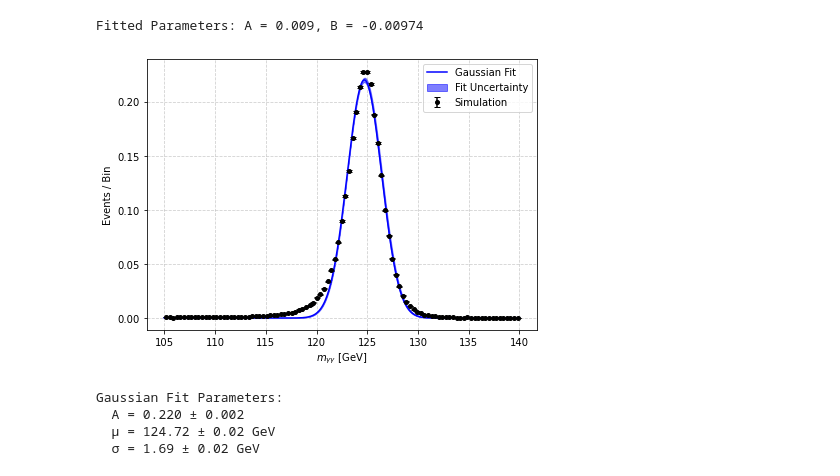
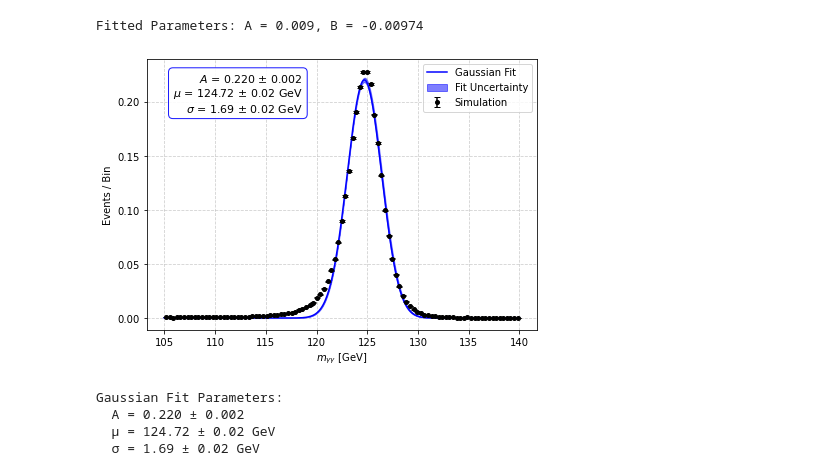
Before and after one commit to tiwariPC/hhbbgg_AwkwardAnalyzer, a Jupyter notebook: stats_study/notebook_signal_fitting/Resonant_background _Fit_final.ipynb, the cells around one changed output. Cells and saved outputs as stored; diff of their text form; code cells hidden in the pictures.

```diff
--- a/stats_study/notebook_signal_fitting/Resonant_background _Fit_final.ipynb
+++ b/stats_study/notebook_signal_fitting/Resonant_background _Fit_final.ipynb
@@ -534,34 +534,51 @@ y_fit = gaussian(x_fit, A_fit, mu_fit, sigma_fit)
 y_fit_upper = gaussian(x_fit, A_fit + A_err, mu_fit + mu_err, sigma_fit + sigma_err)
 y_fit_lower = gaussian(x_fit, A_fit - A_err, mu_fit - mu_err, sigma_fit - sigma_err)
 
 # Plot histogram with error bars
 plt.figure(figsize=(7, 5))
 plt.errorbar(bin_centers, hist, yerr=hist_errors, fmt="o", color="black", label="Simulation", markersize=4, capsize=3)
 
 # Plot Gaussian fit
 plt.plot(x_fit, y_fit, color="blue", linestyle="-", label="Gaussian Fit")
 
 # Plot uncertainty band
 plt.fill_between(x_fit, y_fit_lower, y_fit_upper, color="blue", alpha=0.5, label="Fit Uncertainty")
 
 # Labels and formatting
 plt.xlabel(r"$m_{\gamma\gamma}$ [GeV]")
 plt.ylabel("Events / Bin")
 plt.legend()
 # plt.title("Diphoton Mass Fit with Uncertainty Band")
 plt.grid(True, linestyle="--", alpha=0.6)
 
+# Format parameter text
+param_text = (
+    r"$A$ = {:.3f} $\pm$ {:.3f}" "\n"
+    r"$\mu$ = {:.2f} $\pm$ {:.2f} GeV" "\n"
+    r"$\sigma$ = {:.2f} $\pm$ {:.2f} GeV"
+).format(A_fit, A_err, mu_fit, mu_err, sigma_fit, sigma_err)
+
+# Add parameter box to the plot
+plt.gca().text(
+    0.40, 0.95, param_text,
+    transform=plt.gca().transAxes,
+    fontsize=11,
+    verticalalignment="top",
+    horizontalalignment="right",
+    bbox=dict(boxstyle="round,pad=0.4", edgecolor="blue", facecolor="white", alpha=0.9)
+)
+
 # plt.savefig("/afs/cern.ch/user/s/sraj/sraj/www/CUA/HH-bbgg/stat_study/background_diphoton/fitting_ttHToGG_uncertainty.pdf")
 # plt.savefig("/afs/cern.ch/user/s/sraj/sraj/www/CUA/HH-bbgg/stat_study/background_diphoton/fitting_ttHToGG_uncertainty.png")
 plt.show()
 
 # Print Gaussian fit parameters with uncertainties
 print(f"Gaussian Fit Parameters:")
 print(f"  A = {A_fit:.3f} ± {A_err:.3f}")
 print(f"  μ = {mu_fit:.2f} ± {mu_err:.2f} GeV")
 print(f"  σ = {sigma_fit:.2f} ± {sigma_err:.2f} GeV")
 # %% [output]
-[figure, old version]
+[figure, new version]
 Gaussian Fit Parameters:
   A = 0.220 ± 0.002
   μ = 124.72 ± 0.02 GeV
```
Also changed, not shown: parts of 2 cells of this notebook, 3 other files.
